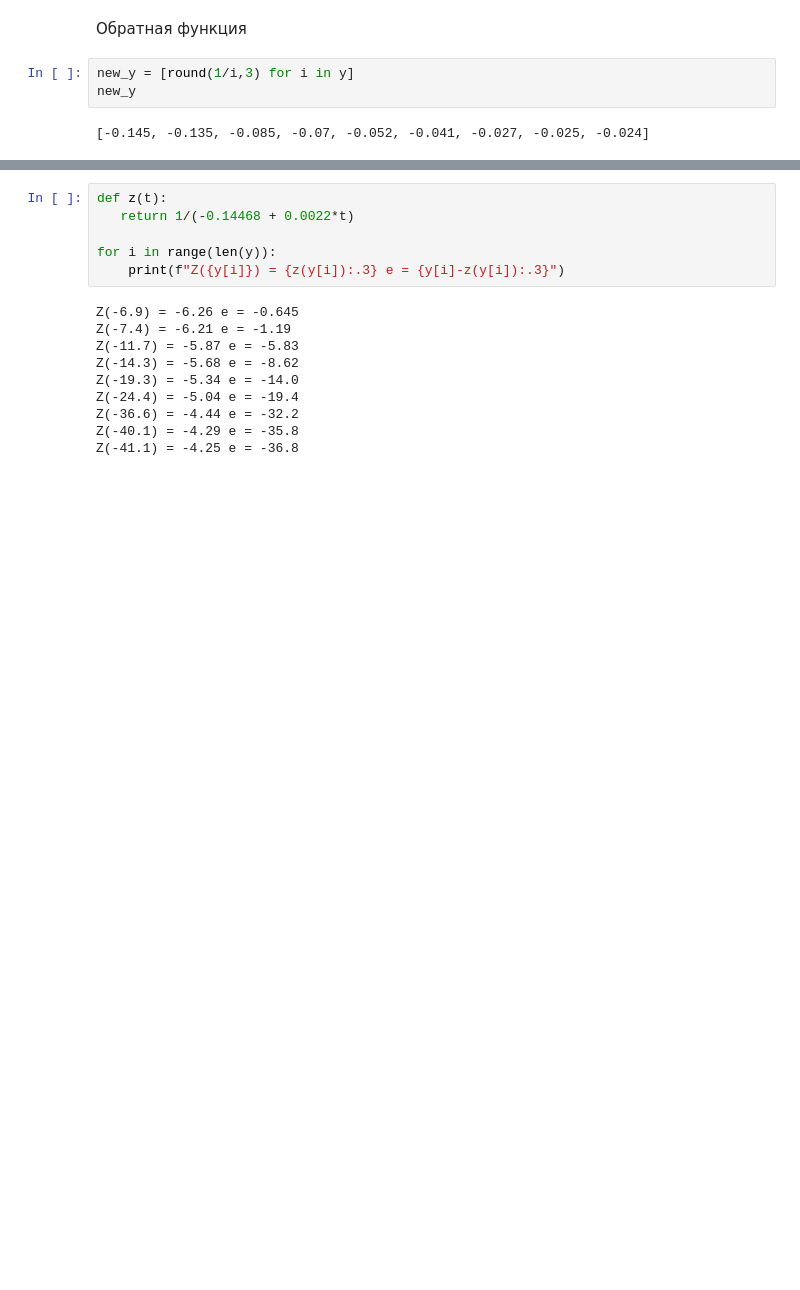
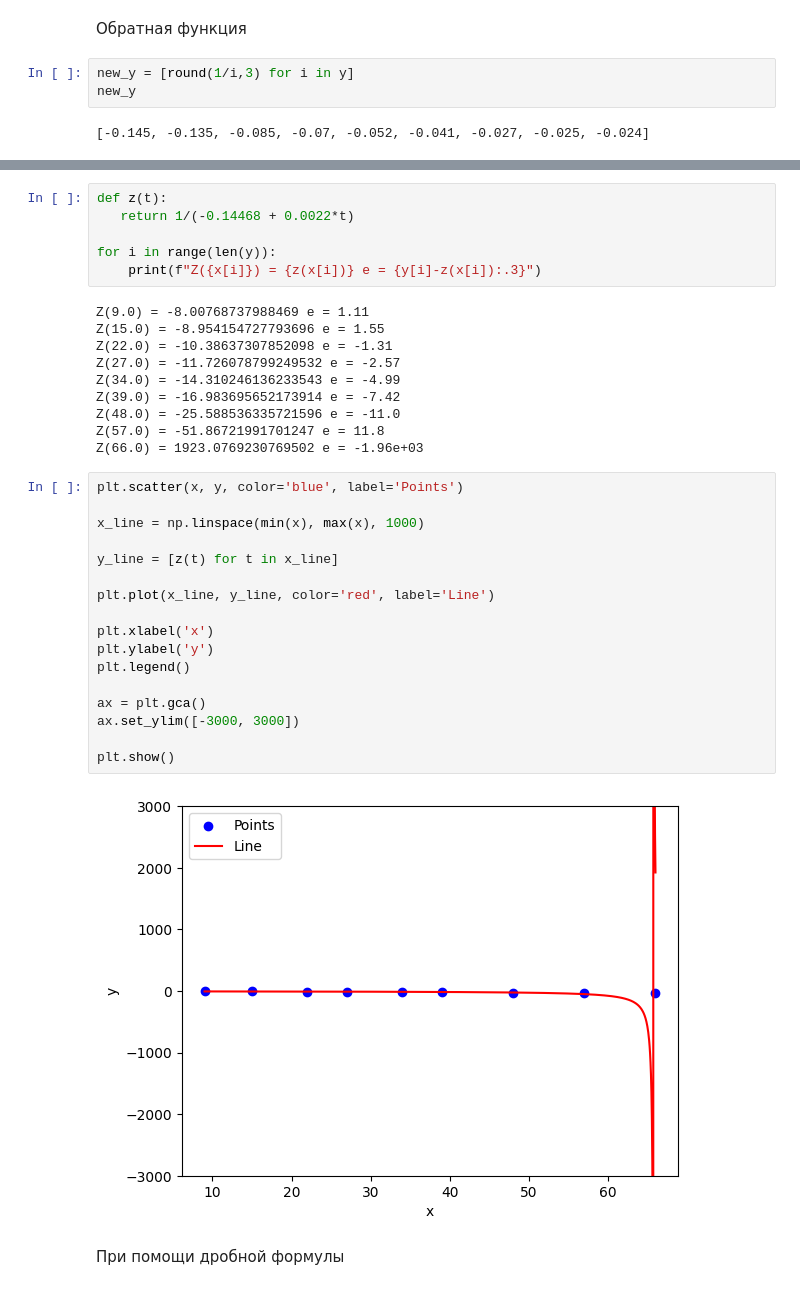
Before and after one commit to Romariok/Mathematical-statistics, a Jupyter notebook: lab7/main.ipynb, the cells around one changed output, grey strips where cells are left out. Cells and saved outputs as stored; diff of their text form; blank space fills up the shorter version.

```diff
--- a/lab7/main.ipynb
+++ b/lab7/main.ipynb
@@ -37,14 +45,35 @@ def z(t):
    return 1/(-0.14468 + 0.0022*t)
 
 for i in range(len(y)):
-    print(f"Z({y[i]}) = {z(y[i]):.3} e = {y[i]-z(y[i]):.3}")
+    print(f"Z({x[i]}) = {z(x[i])} e = {y[i]-z(x[i]):.3}")
 # %% [output]
-Z(-6.9) = -6.26 e = -0.645
-Z(-7.4) = -6.21 e = -1.19
-Z(-11.7) = -5.87 e = -5.83
-Z(-14.3) = -5.68 e = -8.62
-Z(-19.3) = -5.34 e = -14.0
-Z(-24.4) = -5.04 e = -19.4
-Z(-36.6) = -4.44 e = -32.2
-Z(-40.1) = -4.29 e = -35.8
-Z(-41.1) = -4.25 e = -36.8
+Z(9.0) = -8.00768737988469 e = 1.11
+Z(15.0) = -8.954154727793696 e = 1.55
+Z(22.0) = -10.38637307852098 e = -1.31
+Z(27.0) = -11.726078799249532 e = -2.57
+Z(34.0) = -14.310246136233543 e = -4.99
+Z(39.0) = -16.983695652173914 e = -7.42
+Z(48.0) = -25.588536335721596 e = -11.0
+Z(57.0) = -51.86721991701247 e = 11.8
+Z(66.0) = 1923.0769230769502 e = -1.96e+03
+# %%
+plt.scatter(x, y, color='blue', label='Points')
+
+x_line = np.linspace(min(x), max(x), 1000)
+
+y_line = [z(t) for t in x_line]
+
+plt.plot(x_line, y_line, color='red', label='Line')
+
+plt.xlabel('x')
+plt.ylabel('y')
+plt.legend()
+
+ax = plt.gca()
+ax.set_ylim([-3000, 3000])
+
+plt.show()
+# %% [output]
+[figure, added]
+# %% [markdown]
+При помощи дробной формулы
```
Also changed, not shown: parts of 8 cells of this notebook, 3 other files.
